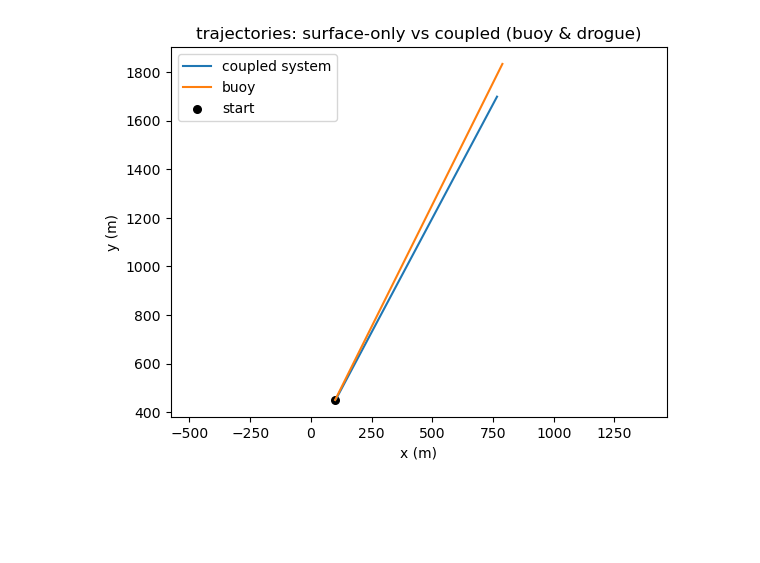
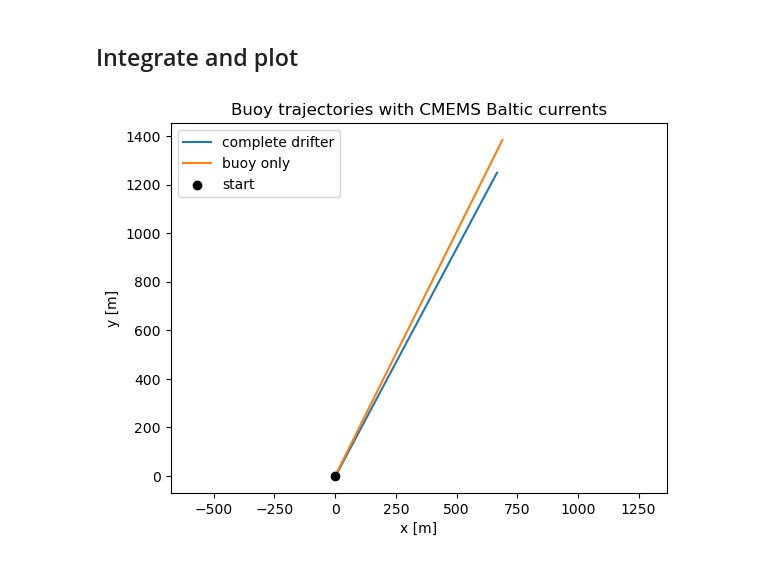
Before and after one commit to geomar-od-lagrange/mechanical_drifters, a Jupyter notebook: notebooks/03_test_with_cmems_data.ipynb, the cells around one changed output. Saved outputs shown, nothing was run; the diff lists cells and outputs as text; code cells hidden in the pictures; blank space fills up the shorter version.

```diff
--- a/notebooks/03_test_with_cmems_data.ipynb
+++ b/notebooks/03_test_with_cmems_data.ipynb
@@ -183,13 +68,26 @@ drifter_complete = DroguedDrifter(
 # %%
+get_uv = partial(get_uv_from_ds, ds_local=ds_local)
+
+drifter_complete = DroguedDrifter(
+    m_b=1.3,
+    m_d=1.3,
+    k_b=20,
+    k_d=200,
+    get_uv=get_uv,
+)
+
 drifter_buoy = DroguedDrifter(
+    m_b=1.3,
+    m_d=0.01,
     k_b=20,
     k_d=0.01,
-    m_b=1.3,
-    m_d=0.01,
-    get_uv=partial(get_uv, ds_subset=_get_uv()),
+    get_uv=get_uv,
 )
+# %% [markdown]
+## Integrate and plot
 # %%
-y0 = np.array([100.0, 450.0, 3 * np.pi / 4, 0.0, 0, 0, 0, 0])
+y0 = np.array([0.0, 0.0, 3 * np.pi / 4, 0.0, 0, 0, 0, 0])
 
 T = 1800.0
 dt = 5.0
+t_eval = np.arange(0.0, T + dt, dt)
@@ -206,14 +94,14 @@ t_c_buoy, x_b_buoy, y_b_buoy, sol_buoy = coupled_traj(
+# %%
+sol_complete = drifter_complete.get_full_solution((0, T), y0, t_eval=t_eval)
+sol_buoy = drifter_buoy.get_full_solution((0, T), y0, t_eval=t_eval)
 # %%
-# Plot
-plt.figure()
-plt.plot(x_b_complete, y_b_complete, label="coupled system")
-plt.plot(x_b_buoy, y_b_buoy, label="buoy")
-plt.scatter([y0[0]], [y0[1]], s=30, label="start", color="k")
+plt.plot(sol_complete.y[0], sol_complete.y[1], label="complete drifter")
+plt.plot(sol_buoy.y[0], sol_buoy.y[1], label="buoy only")
+plt.scatter([y0[0]], [y0[1]], color="k", zorder=5, label="start")
 plt.axis("equal")
-plt.xlabel("x (m)")
-plt.ylabel("y (m)")
+plt.xlabel("x [m]")
+plt.ylabel("y [m]")
 plt.legend()
-plt.title("trajectories: surface-only vs coupled (buoy & drogue)")
-plt.show()
+plt.title("Buoy trajectories with CMEMS Baltic currents");
 # %% [output]
-[figure, old version]
+[figure, new version]
```
Also changed, not shown: parts of 17 cells of this notebook, 7 other files.
